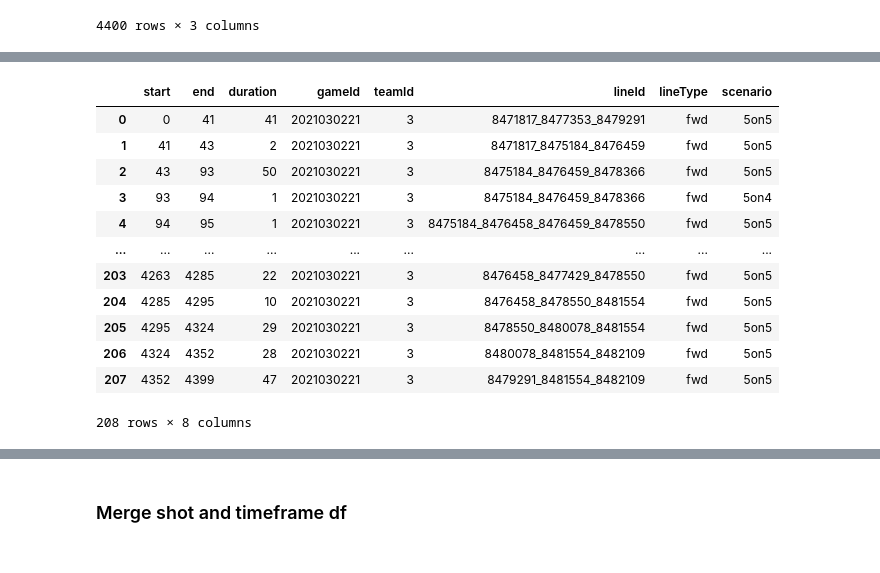
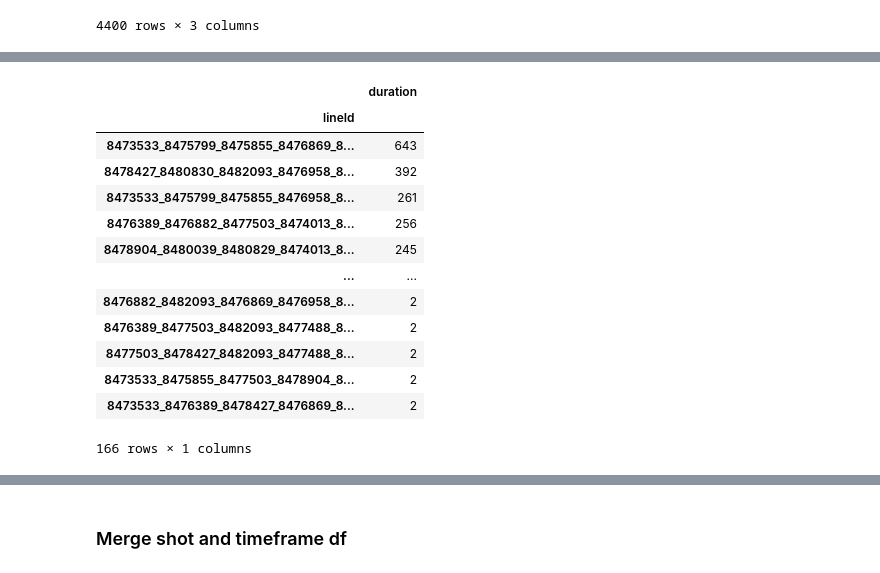
Before and after one commit to shawzy2/nhl_dashboard, a Jupyter notebook: notebook/scrape/events_miner.ipynb, the cells around one changed output, grey strips where cells are left out. Drawn from its saved outputs; the diff is of its cells as text; code cells hidden in the pictures.

```diff
--- a/notebook/scrape/events_miner.ipynb
+++ b/notebook/scrape/events_miner.ipynb
@@ -449,15 +449,22 @@ def serialize_ids(playerIds):
 # %%
 serialized_shifts = []
 for t in timeframes:
+    awayFwdIds = serialize_ids([playerId for playerId in t['awayPlayerIds'] if playerId in forwards])
+    awayDefIds = serialize_ids([playerId for playerId in t['awayPlayerIds'] if playerId in defensemen])
+    homeFwdIds = serialize_ids([playerId for playerId in t['homePlayerIds'] if playerId in forwards])
+    homeDefIds = serialize_ids([playerId for playerId in t['homePlayerIds'] if playerId in defensemen])
+
     serialized_shifts.append({
         'gameId': gameId,
         'time': t['time'],
         'awayNumPlayers': t['awayNumPlayers'],
-        'awayFwdIds': serialize_ids([playerId for playerId in t['awayPlayerIds'] if playerId in forwards]),
-        'awayDefIds': serialize_ids([playerId for playerId in t['awayPlayerIds'] if playerId in defensemen]),
+        'awaySkaterIds': awayFwdIds + '_' + awayDefIds,
+        'awayFwdIds': awayFwdIds,
+        'awayDefIds': awayDefIds,
         'awayGoalieIds': serialize_ids([playerId for playerId in t['awayPlayerIds'] if playerId in goalies]),
-        'homeFwdIds': serialize_ids([playerId for playerId in t['homePlayerIds'] if playerId in forwards]),
-        'homeDefIds': serialize_ids([playerId for playerId in t['homePlayerIds'] if playerId in defensemen]),
+        'homeSkaterIds': homeFwdIds + '_' + homeDefIds,
+        'homeFwdIds': homeFwdIds,
+        'homeDefIds': homeDefIds,
         'homeGoalieIds': serialize_ids([playerId for playerId in t['homePlayerIds'] if playerId in goalies]),
         'homeNumPlayers': t['homeNumPlayers']
     })
@@ -574,17 +585,20 @@ timeframes[0]
  'scenario': '5on5'}
 # %%
 shifts = []
-homeTeamId = 5
+homeTeamId = 12
 awayTeamId = 3
-cats = ['awayFwdIds', 'awayDefIds', 'awayGoalieIds',
-       'homeFwdIds', 'homeDefIds', 'homeGoalieIds']
+cats = ['awaySkaterIds', 'awayFwdIds', 'awayDefIds', 'awayGoalieIds',
+        'homeSkaterIds', 'homeFwdIds', 'homeDefIds', 'homeGoalieIds']
 
 for cat in cats:
     teamId = homeTeamId
     if 'away' in cat:
         teamId = awayTeamId
-    lineType = 'fwd'
-    if 'Def' in cat:
+
+    lineType = 'skater'
+    if 'Fwd' in cat:
+        lineType = 'fwd'
+    elif 'Def' in cat:
         lineType = 'def'
     elif 'Goalie' in cat:
         lineType = 'goalie'
@@ -641,19 +655,22 @@ df_shifts.sort_values(['end', 'start'], ascending=False)
 # %%
-df_shifts[(df_shifts['teamId']==3) & (df_shifts['lineType']=='fwd')]
+df_shifts[(df_shifts['teamId']==12) & (df_shifts['lineType']=='skater')][['lineId', 'duration']] \
+    .groupby('lineId').sum('duration') \
+    .sort_values('duration', ascending=False)
 # %% [output]
-|  | start | end | duration | gameId | teamId | lineId | lineType | scenario |
-| 0 | 0 | 41 | 41 | 2021030221 | 3 | 8471817_8477353_8479291 | fwd | 5on5 |
-| 1 | 41 | 43 | 2 | 2021030221 | 3 | 8471817_8475184_8476459 | fwd | 5on5 |
-| 2 | 43 | 93 | 50 | 2021030221 | 3 | 8475184_8476459_8478366 | fwd | 5on5 |
-| 3 | 93 | 94 | 1 | 2021030221 | 3 | 8475184_8476459_8478366 | fwd | 5on4 |
-| 4 | 94 | 95 | 1 | 2021030221 | 3 | 8475184_8476458_8476459_8478550 | fwd | 5on5 |
-| ... | ... | ... | ... | ... | ... | ... | ... | ... |
-| 203 | 4263 | 4285 | 22 | 2021030221 | 3 | 8476458_8477429_8478550 | fwd | 5on5 |
-| 204 | 4285 | 4295 | 10 | 2021030221 | 3 | 8476458_8478550_8481554 | fwd | 5on5 |
-| 205 | 4295 | 4324 | 29 | 2021030221 | 3 | 8478550_8480078_8481554 | fwd | 5on5 |
-| 206 | 4324 | 4352 | 28 | 2021030221 | 3 | 8480078_8481554_8482109 | fwd | 5on5 |
-| 207 | 4352 | 4399 | 47 | 2021030221 | 3 | 8479291_8481554_8482109 | fwd | 5on5 |
+|  | duration |
+| lineId |  |
+| 8473533_8475799_8475855_8476869_8... | 643 |
+| 8478427_8480830_8482093_8476958_8... | 392 |
+| 8473533_8475799_8475855_8476958_8... | 261 |
+| 8476389_8476882_8477503_8474013_8... | 256 |
+| 8478904_8480039_8480829_8474013_8... | 245 |
+| ... | ... |
+| 8476882_8482093_8476869_8476958_8... | 2 |
+| 8476389_8477503_8482093_8477488_8... | 2 |
+| 8477503_8478427_8482093_8477488_8... | 2 |
+| 8473533_8475855_8477503_8478904_8... | 2 |
+| 8473533_8476389_8478427_8476869_8... | 2 |
-208 rows × 8 columns
+166 rows × 1 columns
 # %%
 df_shifts.info()
 # %% [output]
```
Also changed, not shown: parts of 7 cells of this notebook, 10 other files.
